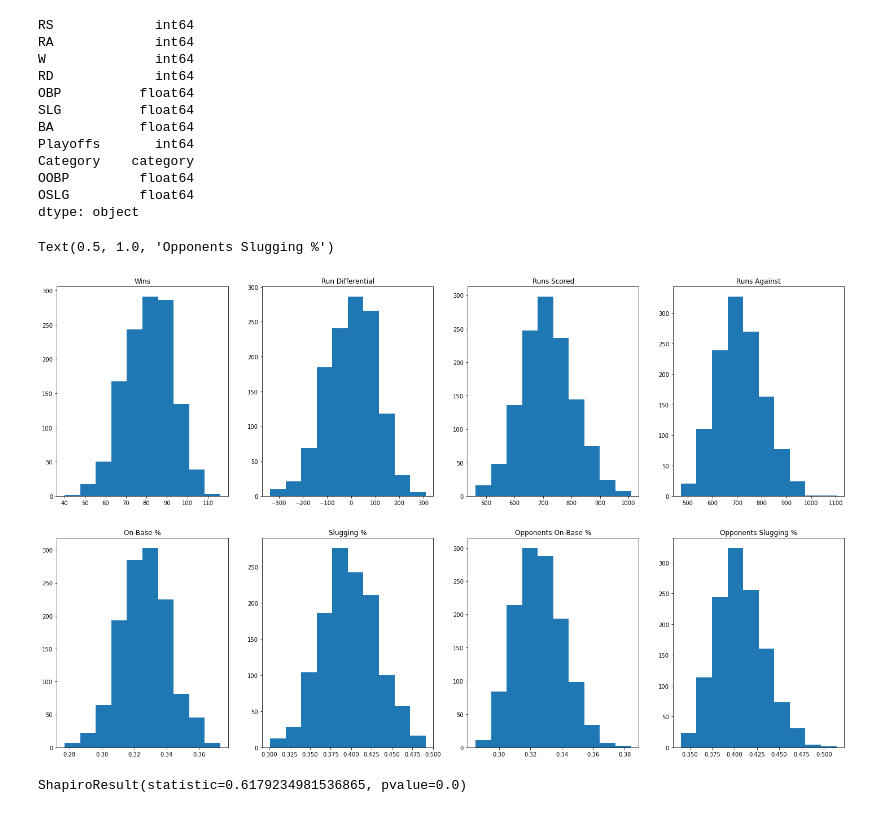
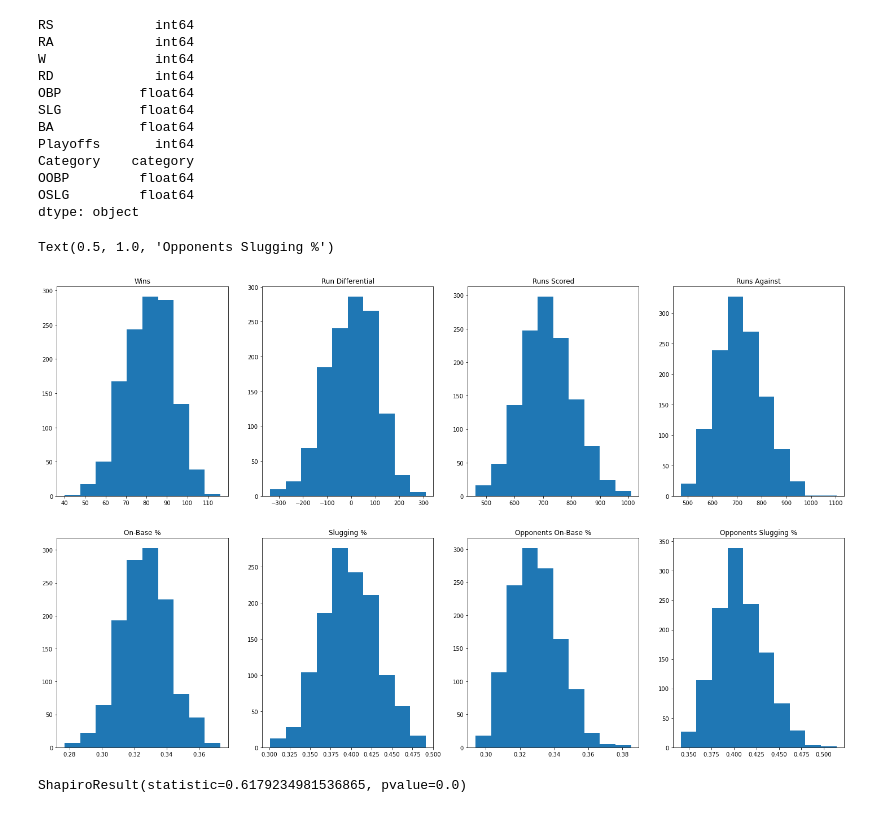
Before and after one commit to abernardin13/TheWinningFormula, a Jupyter notebook: Baseball.ipynb, the cells around one changed output. Drawn from its saved outputs; the diff is of its cells as text; code cells hidden in the pictures.

```diff
--- a/Baseball.ipynb
+++ b/Baseball.ipynb
@@ -263,7 +289,7 @@ lr.fit(train2_data_x, train2_data_y)
 # %% [output]
 LinearRegression()
 # %%
-test2_data = data2_with_null.iloc[:,:9]
+test2_data = data2_with_null.iloc[:,:10]
 test2_data['OSLG'] = pd.DataFrame(lr.predict(test2_data))
 data2_with_null.OSLG.fillna(test2_data.OSLG, inplace = True)
 data2_with_null
@@ -310,3 +352,5 @@ plt.show()
+# %%
+baseball_4 = baseball_3.drop(['Year'], axis = 1)
 # %%
 #ANOVA feature selection for numeric inputs and categorical output
 from sklearn.feature_selection import SelectKBest
@@ -361,4 +405,4 @@ array([[ 7.34e+02,  8.10e+01,  4.60e+01,  3.28e-01,  4.18e-01],
 # %%
-category = pd.cut(baseball_3.W, bins = [ 40, 60, 80, 100, 120], labels = ['40-59', '60-79', '80-99', '100-119'])
+category = pd.cut(baseball_4.W, bins = [ 40, 60, 80, 100, 120], labels = ['40-59', '60-79', '80-99', '100-119'])
 # %%
-baseball_3.insert(loc = 8, column = 'Category', value = category)
+baseball_4.insert(loc = 8, column = 'Category', value = category)
@@ -396,34 +440,34 @@ dtype: object
 # %%
 #Histograms of Variables
 import matplotlib.pyplot as plt
 fig, ax = plt.subplots(2,4, figsize = (25, 15))
 
-ax[0,0].hist(baseball_3['W'])
+ax[0,0].hist(baseball_4['W'])
 ax[0,0].set_title("Wins")
 
-ax[0,1].hist(baseball_3['RD'])
+ax[0,1].hist(baseball_4['RD'])
 ax[0,1].set_title("Run Differential")
 
-ax[0,2].hist(baseball_3['RS'])
+ax[0,2].hist(baseball_4['RS'])
 ax[0,2].set_title("Runs Scored")
 
-ax[0,3].hist(baseball_3['RA'])
+ax[0,3].hist(baseball_4['RA'])
 ax[0,3].set_title("Runs Against")
 
-ax[1,0].hist(baseball_3['OBP'])
+ax[1,0].hist(baseball_4['OBP'])
 ax[1,0].set_title("On-Base %")
 
-ax[1,1].hist(baseball_3['SLG'])
+ax[1,1].hist(baseball_4['SLG'])
 ax[1,1].set_title("Slugging %")
 
-ax[1,2].hist(baseball_3['OOBP'])
+ax[1,2].hist(baseball_4['OOBP'])
 ax[1,2].set_title("Opponents On-Base %")
 
-ax[1,3].hist(baseball_3['OSLG'])
+ax[1,3].hist(baseball_4['OSLG'])
 ax[1,3].set_title("Opponents Slugging %")
 # %% [output]
 Text(0.5, 1.0, 'Opponents Slugging %')
-[figure, old version]
+[figure, new version]
 # %%
 #Perform Shapiro-Wilk Test to test if dataset is normally distributed
 
```
Also changed, not shown: parts of 52 cells of this notebook, 7 other files.
